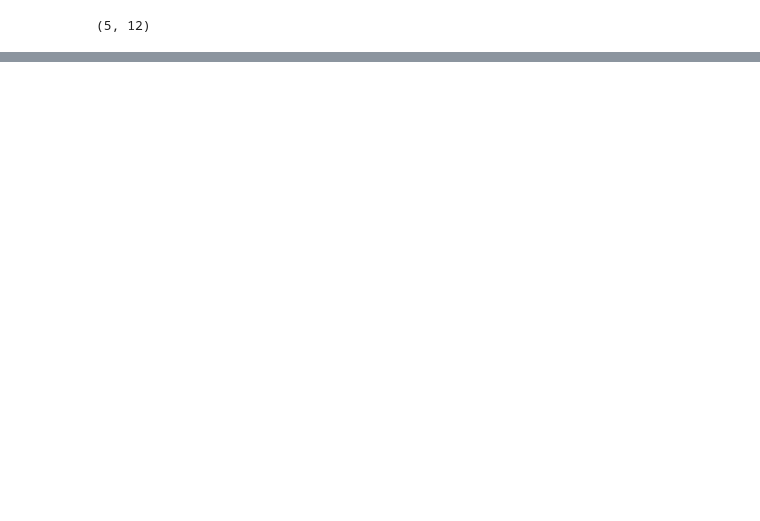
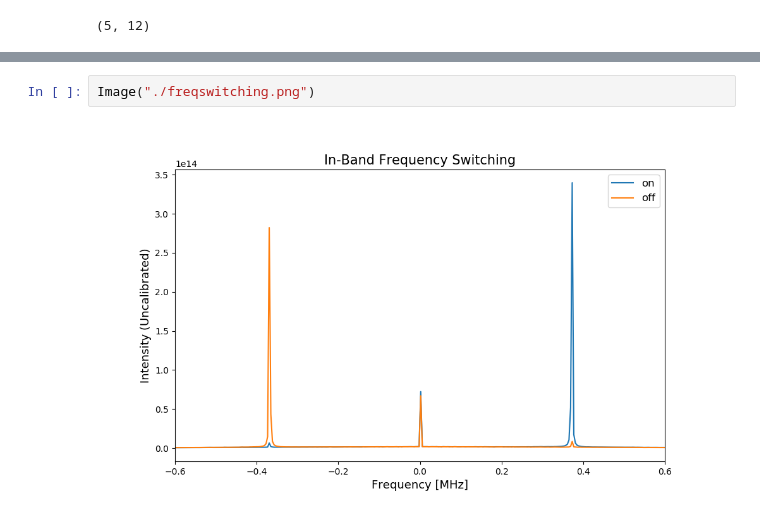
Before and after one commit to bearmonkeycat/radiolab, a Jupyter notebook: lab2/waveguide.ipynb, the cells around one changed output, grey strips where cells are left out. Saved outputs shown, nothing was run; the diff lists cells and outputs as text; blank space fills up the shorter version.

Commit message:
images, updated ipynb

```diff
--- a/lab2/waveguide.ipynb
+++ b/lab2/waveguide.ipynb
@@ -92,0 +99,4 @@ Chi-square for light-speed measurements: 0.04747351
+# %%
+Image("./freqswitching.png")
+# %% [output]
+[figure, added]
```
Also changed, not shown: parts of 2 cells of this notebook.
